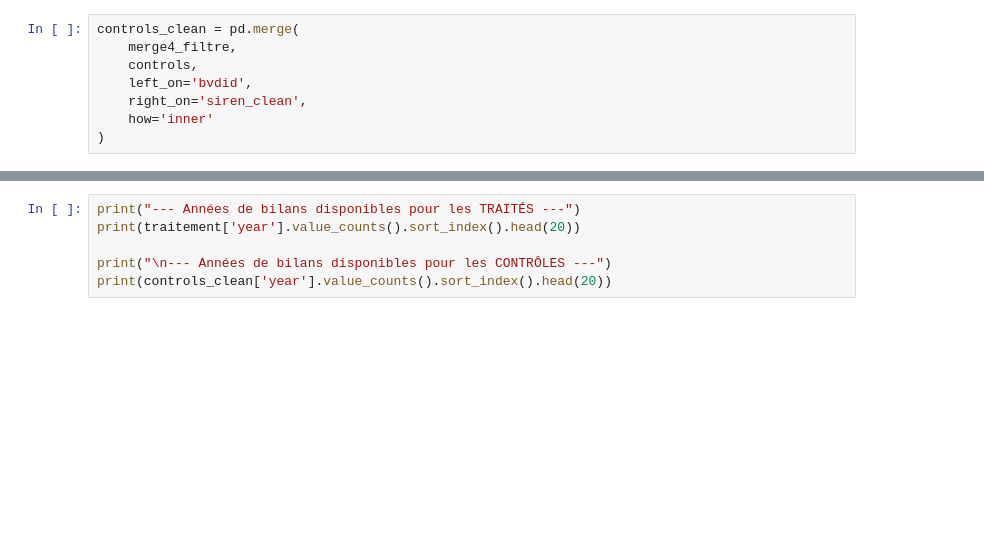
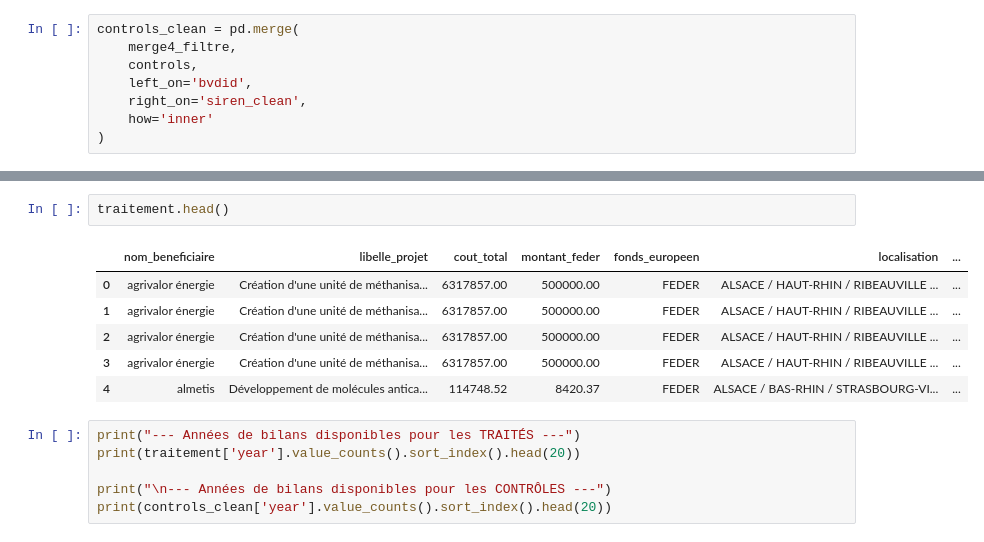
Before and after one commit to isaurepillet/stage_2A, a Jupyter notebook: data/PSM_preparation.ipynb, the cells around one changed output, grey strips where cells are left out. Saved outputs shown, nothing was run; the diff lists cells and outputs as text; blank space fills up the shorter version.

```diff
--- a/data/PSM_preparation.ipynb
+++ b/data/PSM_preparation.ipynb
@@ -44,3 +53,12 @@ controls_clean = pd.merge(
+# %%
+traitement.head()
+# %% [output]
+|  | nom_beneficiaire | libelle_projet | cout_total | montant_feder | fonds_europeen | localisation | ... |
+| 0 | agrivalor énergie | Création d'une unité de méthanisa... | 6317857.00 | 500000.00 | FEDER | ALSACE / HAUT-RHIN / RIBEAUVILLE ... | ... |
+| 1 | agrivalor énergie | Création d'une unité de méthanisa... | 6317857.00 | 500000.00 | FEDER | ALSACE / HAUT-RHIN / RIBEAUVILLE ... | ... |
+| 2 | agrivalor énergie | Création d'une unité de méthanisa... | 6317857.00 | 500000.00 | FEDER | ALSACE / HAUT-RHIN / RIBEAUVILLE ... | ... |
+| 3 | agrivalor énergie | Création d'une unité de méthanisa... | 6317857.00 | 500000.00 | FEDER | ALSACE / HAUT-RHIN / RIBEAUVILLE ... | ... |
+| 4 | almetis | Développement de molécules antica... | 114748.52 | 8420.37 | FEDER | ALSACE / BAS-RHIN / STRASBOURG-VI... | ... |
 # %%
 print("--- Années de bilans disponibles pour les TRAITÉS ---")
 print(traitement['year'].value_counts().sort_index().head(20))
```
Also changed, not shown: parts of 32 cells of this notebook.
